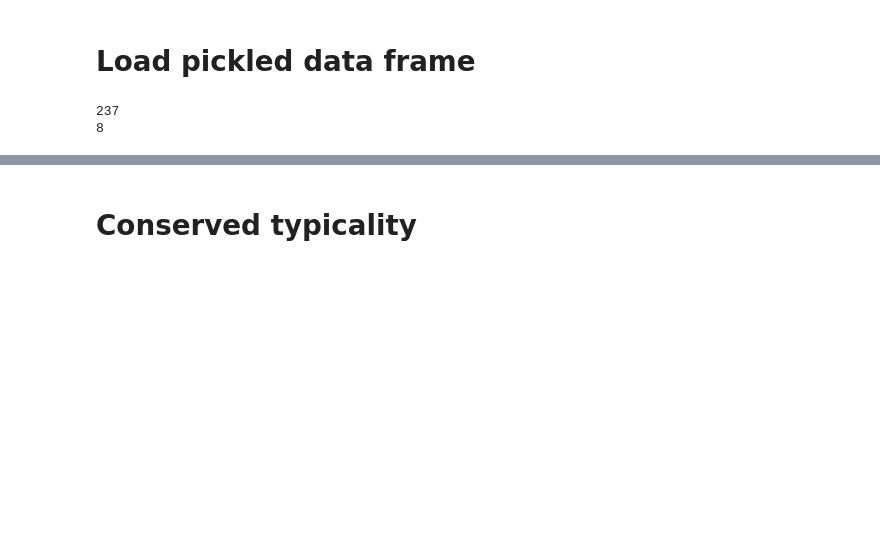
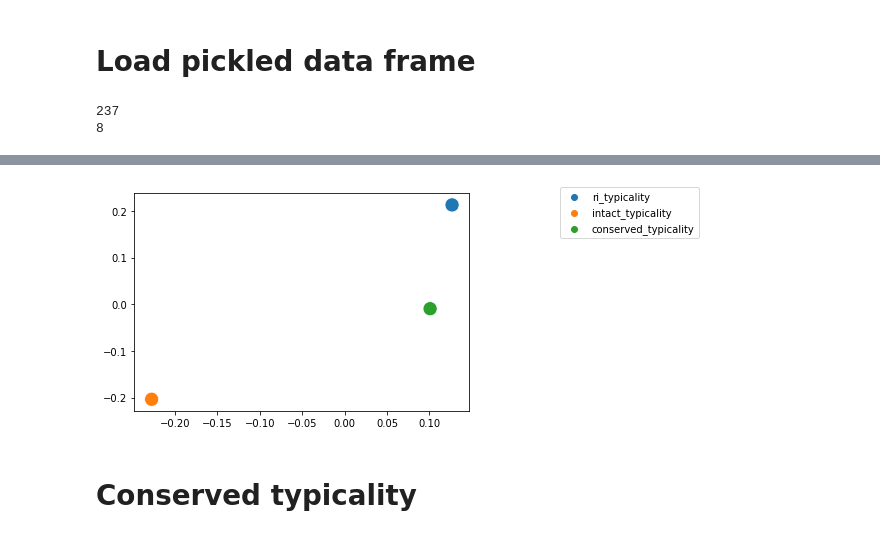
Before and after one commit to oliver-contier/ri_hmax, a Jupyter notebook: codebase/analysis_aloi_typicalities.ipynb, the cells around one changed output, grey strips where cells are left out. Drawn from its saved outputs; the diff is of its cells as text; code cells hidden in the pictures; blank space fills up the shorter version.

```diff
--- a/codebase/analysis_aloi_typicalities.ipynb
+++ b/codebase/analysis_aloi_typicalities.ipynb
@@ -77,3 +106,17 @@ ordered_categories = order_categories_by(df)
+# %%
+# quick 2d mds plot for correlation coefficients
+seed = np.random.RandomState(seed=3)
+mds = manifold.MDS(n_components=2, max_iter=50000, eps=1e-9, random_state=seed,
+                   dissimilarity="precomputed", n_jobs=1)
+corr_pos = mds.fit(corr_df.corr()).embedding_
+
+ax = sns.scatterplot(x=corr_pos[:,0], y=corr_pos[:,1],
+                hue=['ri_typicality','intact_typicality','conserved_typicality'],
+                legend='brief', s=200)
+ax.legend(bbox_to_anchor=(1.7, 1.05))
+plt.show()
+# %% [output]
+[figure, added]
 # %% [markdown]
 # Conserved typicality
 # %% [markdown]
```
Also changed, not shown: parts of 25 cells of this notebook.
